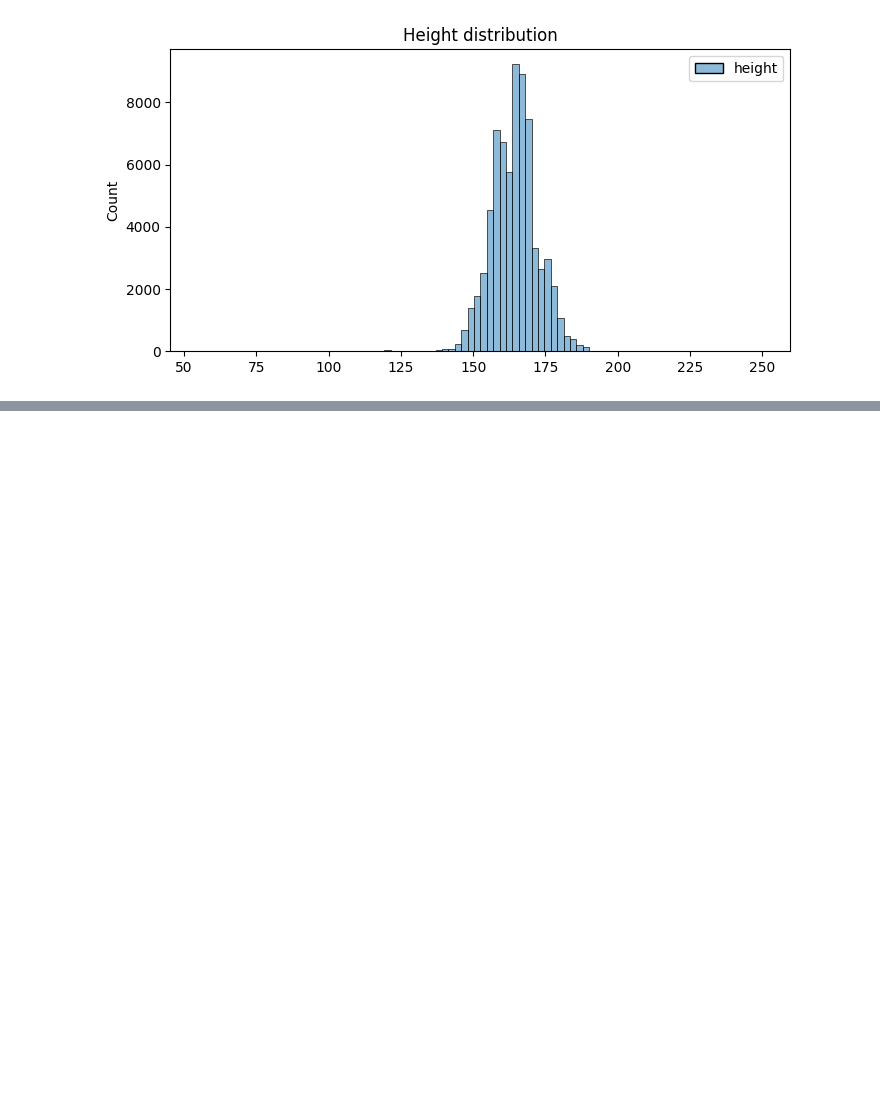
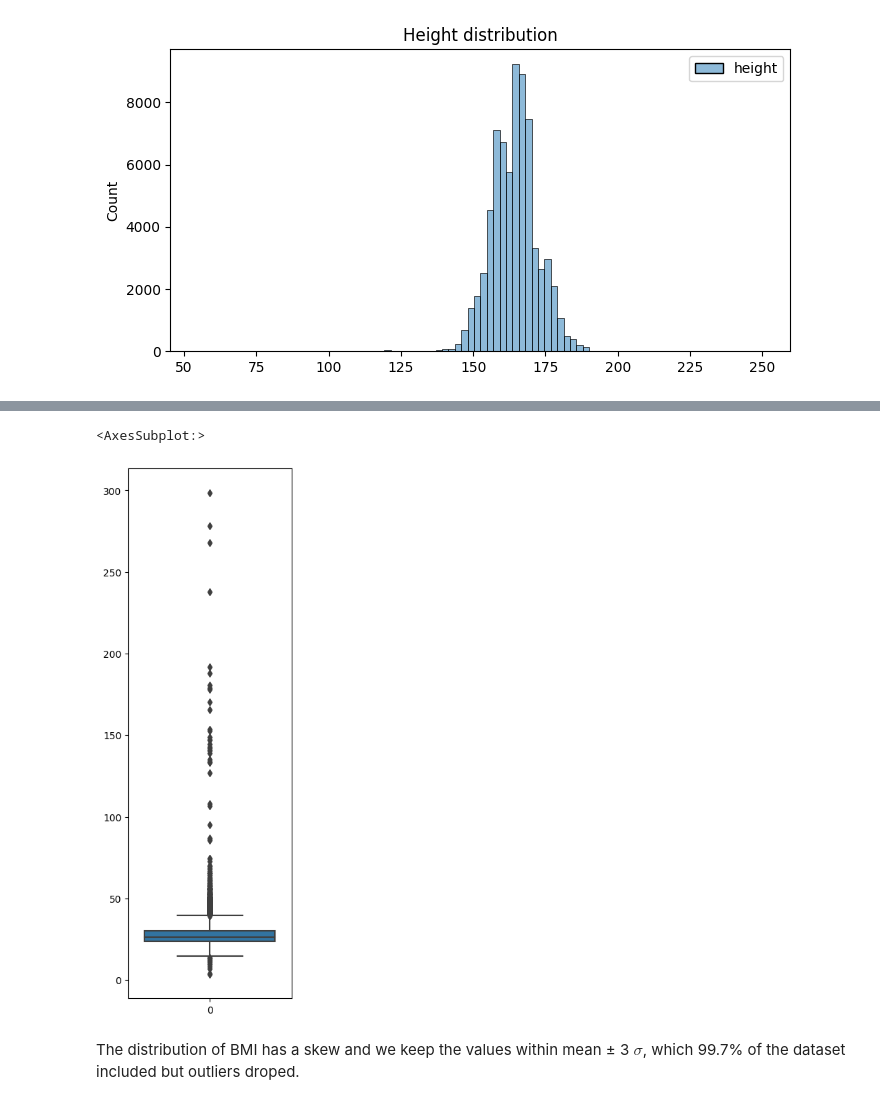
Before and after one commit to cooperhankun/Maskininlarning, a Jupyter notebook: Lab/Lab_2/Lab_2.ipynb, the cells around one changed output, grey strips where cells are left out. Cells and saved outputs as stored; diff of their text form; code cells hidden in the pictures; blank space fills up the shorter version.

```diff
--- a/Lab/Lab_2/Lab_2.ipynb
+++ b/Lab/Lab_2/Lab_2.ipynb
@@ -124,0 +101,3 @@ Text(0.5, 1.0, 'Disease in gender')
+# %%
+cardio_train["BMI"] = cardio_train["weight"]/((cardio_train["height"]/100)**2)
+cardio_train
@@ -124,0 +130,9 @@ Text(0.5, 1.0, 'Disease in gender')
+# %%
+plt.figure(figsize=(3,10), dpi = 100)
+sns.boxplot(data = cardio_train["BMI"])
+# boxplot for BMI
+# %% [output]
+<AxesSubplot:>
+[figure, added]
+# %% [markdown]
+The distribution of BMI has a skew and we keep the values within mean ± 3 $\sigma$, which 99.7% of the dataset included but outliers droped.
```
Also changed, not shown: parts of 11 cells of this notebook.
